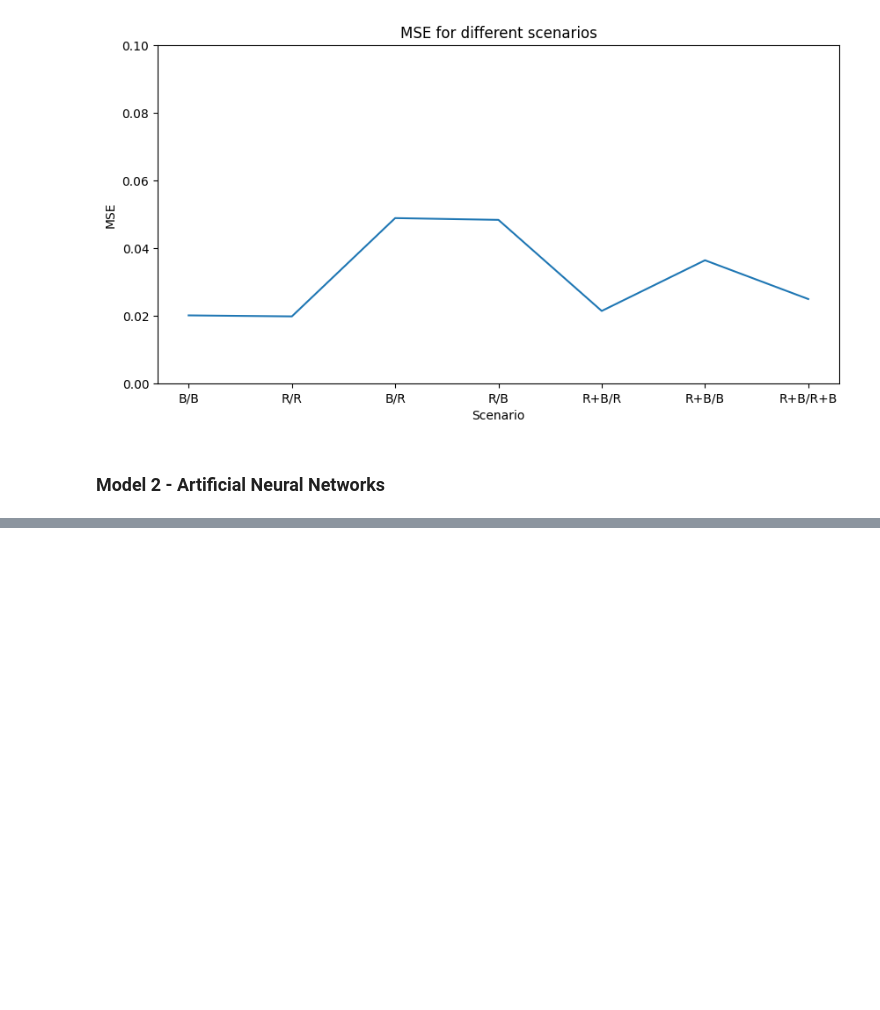
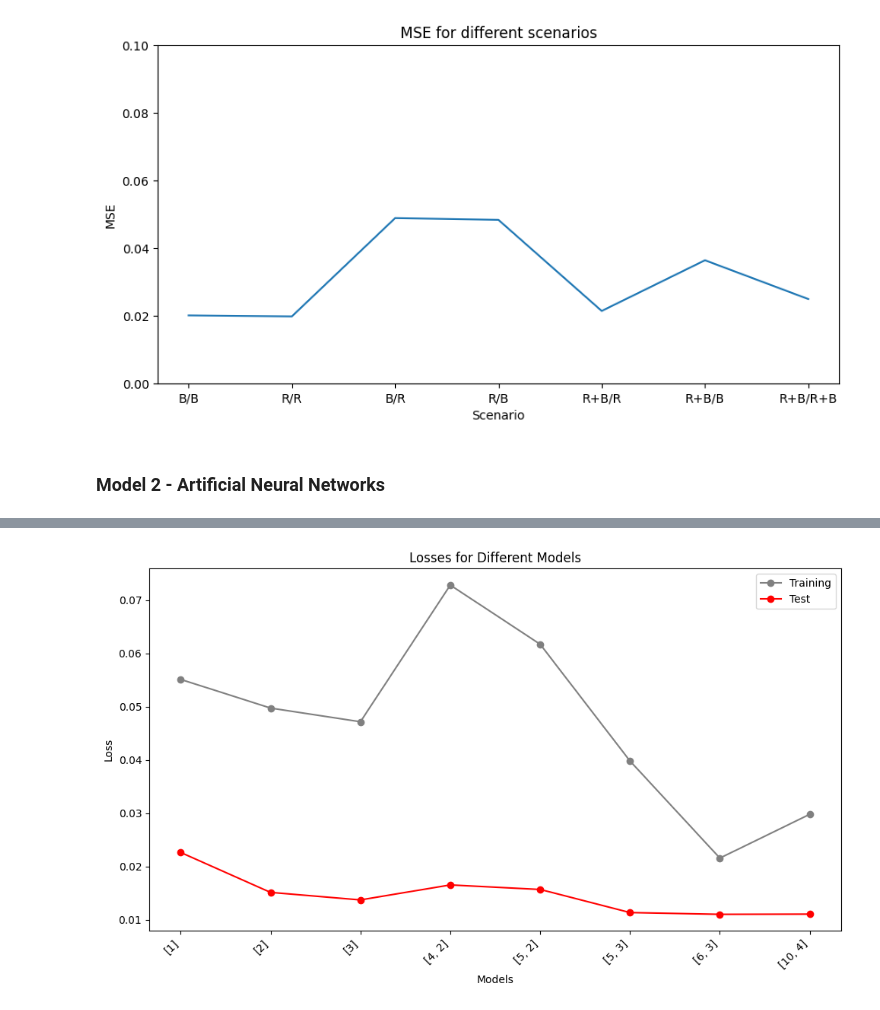
Before and after one commit to parimsuka/crowd-modeling-and-simulation, a Jupyter notebook: exercise6/tordeux-replication.ipynb, the cells around one changed output, grey strips where cells are left out. Cells and saved outputs as stored; diff of their text form; code cells hidden in the pictures; blank space fills up the shorter version.

Commit message:
Added training and plot functions for all models

```diff
--- a/exercise6/tordeux-replication.ipynb
+++ b/exercise6/tordeux-replication.ipynb
@@ -240,10 +249,8 @@ plt.show()
 # %%
-checkpoint_name = "./.name/checkpoints/2023-07-05--dataAll-ep100-it001.ckpt"
-
-max_epochs = 50
+max_epochs = 20
 k = 10
 hidden_size = 3
-learning_rate = 1e-3
+learning_rate = 1e-2
 optimizer = torch.optim.Adam
 
 # Use GPU if available
@@ -255,4 +262,4 @@ else:
     print("CPU will be used.")
 
 # define an early stopping callback
-early_stop_callback = EarlyStopping(monitor="val_loss", mode='min', patience=20)
+early_stop_callback = EarlyStopping(monitor="val_loss", mode='min', patience=1000)
@@ -258,0 +270,3 @@ early_stop_callback = EarlyStopping(monitor="val_loss", mode='min', patience=20)
+# %%
+# combine all your data into one dataset
+dataset = preprocessing.normalize_data(torch.utils.data.ConcatDataset(all_train_val_datasets))
@@ -258,0 +275,2 @@ early_stop_callback = EarlyStopping(monitor="val_loss", mode='min', patience=20)
+# %%
+all_models = [[1], [2], [3], [4,2], [5,2], [5,3], [6,3], [10,4]]
@@ -258,0 +279,3 @@ early_stop_callback = EarlyStopping(monitor="val_loss", mode='min', patience=20)
+# %%
+k_folds = 50
+kfold = KFold(n_splits=k_folds, shuffle=True)
@@ -438,0 +387,4 @@ all_temp_train_dataset[0]['speed']
+# %%
+plot_losses(mean_train_losses, mean_test_losses, all_models)
+# %% [output]
+[figure, added]
```
Also changed, not shown: parts of 28 cells of this notebook, 2 other files.
